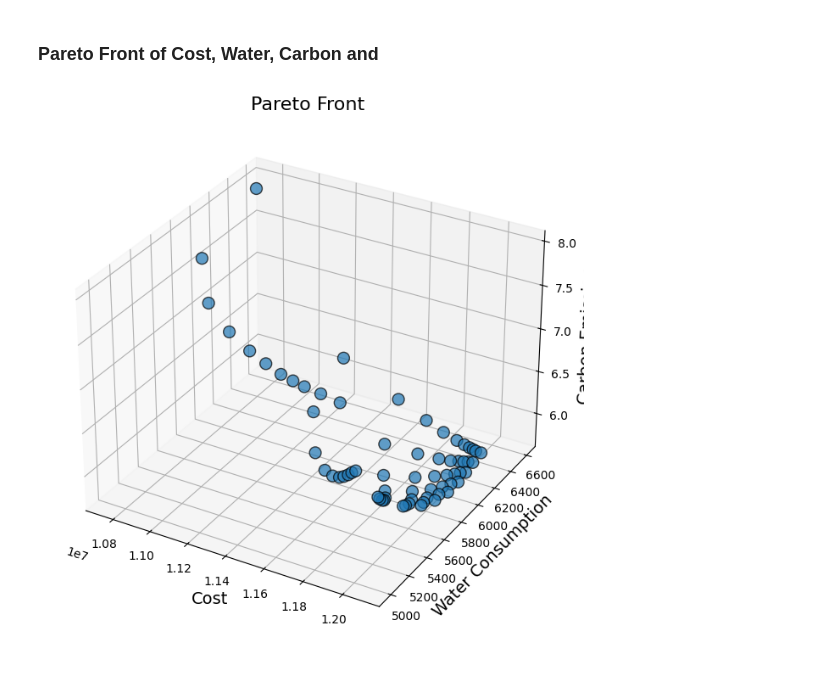
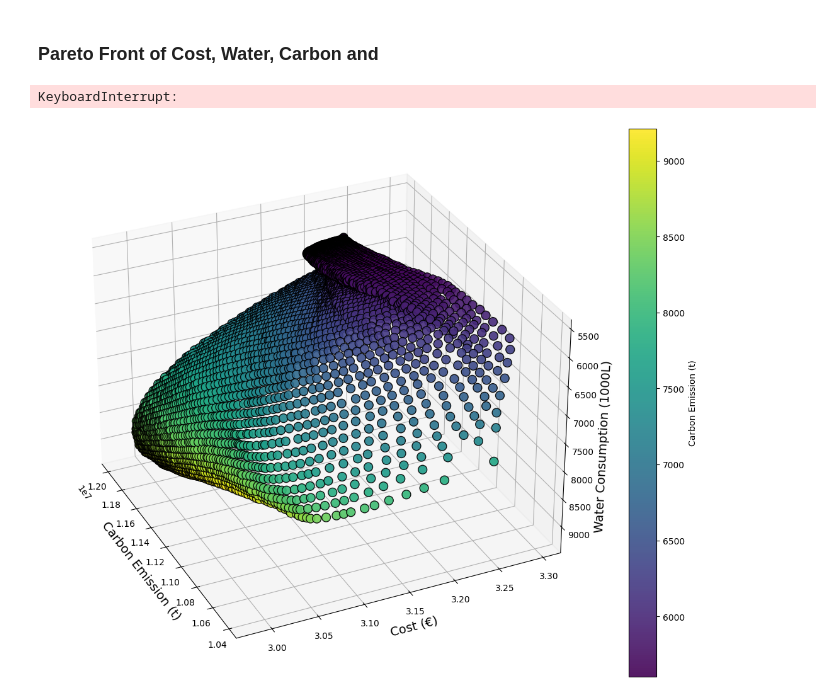
Before and after one commit to jonasschiller/IntensityLib, a Jupyter notebook: usecase_europe.ipynb, the cells around one changed output. Drawn from its saved outputs; the diff is of its cells as text; code cells hidden in the pictures.

```diff
--- a/usecase_europe.ipynb
+++ b/usecase_europe.ipynb
@@ -103,5 +111,5 @@ ES
 # %%
-wkld_csv_file  = "usecase/AI_workload.csv"
+wkld_csv_file  = "Data/AI_workload.csv"
 df             = pd.read_csv(wkld_csv_file,index_col=0,parse_dates=True)
 df_extend = utility.extend_workload(df, timesteps)
 workload_trace = df_extend["Power (Watt)"].to_numpy()
@@ -373,30 +351,46 @@ optimal_cost_front = {}
 energy_usage_front = {}
 
 # Precompute the weights to avoid recalculating them in the loop
-weights = [(l_0 / 10, l_1 / 10, (10-l_0-l_1) / 10) for l_0 in range(11) for l_1 in range(11 - l_0)]
+weights = [(l_0 / 50, l_1 / 50, (50-l_0-l_1) / 50) for l_0 in range(51) for l_1 in range(51 - l_0)]
 
 for l_0, l_1, l_2 in tqdm(weights):
     optimal_cost_front[l_0, l_1, l_2], energy_usage_front[l_0, l_1, l_2] = solve.offline_solver_gurobi(
         price_all_loc, water_weighted_flow_all_loc, carbon_all_loc, workload_trace, timesteps,
         l_0=l_0, l_1=l_1, l_2=l_2, max_cap=0.67
     )
+# %% [output]
+KeyboardInterrupt:
 # %%
 from mpl_toolkits.mplot3d import Axes3D
 
 # Get the cost for each objective
 
 costs = np.array([np.sum(energy_usage_front[l_0, l_1, l_2] * price_all_loc_unscaled) for l_0, l_1, l_2 in weights])
 water_consumption = np.array([np.sum(energy_usage_front[l_0, l_1, l_2] * water_weighted_flow_all_loc) for l_0, l_1, l_2 in weights])
 carbon_emission = np.array([np.sum(energy_usage_front[l_0, l_1, l_2] * carbon_all_loc_unscaled) for l_0, l_1, l_2 in weights])
+water_consumption=water_consumption/1000
+carbon_emission=carbon_emission/1000
+fig = plt.figure(figsize=(12, 9))
+ax = fig.add_subplot(111, projection='3d')
 
-# Plot the Pareto Front in 3D
-fig = plt.figure(figsize=(12, 8))
-ax = fig.add_subplot(111, projection='3d')
-sc = ax.scatter(costs, water_consumption, carbon_emission, s=100, edgecolors='k', alpha=0.7)
-ax.set_xlabel('Cost', fontsize=14)
-ax.set_ylabel('Water Consumption', fontsize=14)
-ax.set_zlabel('Carbon Emission', fontsize=14)
-ax.set_title('Pareto Front', fontsize=16)
+sc = ax.scatter(
+     costs,water_consumption,carbon_emission,  c=carbon_emission, cmap='viridis',
+    s=100, edgecolors='k', alpha=0.9
+)
+
+# Labeling axes
+ax.set_ylabel('Cost (€)', fontsize=14)
+ax.set_zlabel('Water Consumption (1000L)', fontsize=14)
+ax.set_xlabel('Carbon Emission (t)', fontsize=14)
+
+# Customize the view
+ax.view_init(elev=-150, azim=25)  # Adjust these angles as needed
+
+# Add a grid for better readability
+ax.grid(True, linestyle='--', alpha=1)
+plt.colorbar(sc, label='Carbon Emission (t)', orientation='vertical')
+plt.tight_layout()
+plt.savefig("pareto_front.png",bbox_inches='tight')
 plt.show()
 # %% [output]
-[figure, old version]
+[figure, new version]
```
Also changed, not shown: parts of 12 cells of this notebook, 42 other files.
